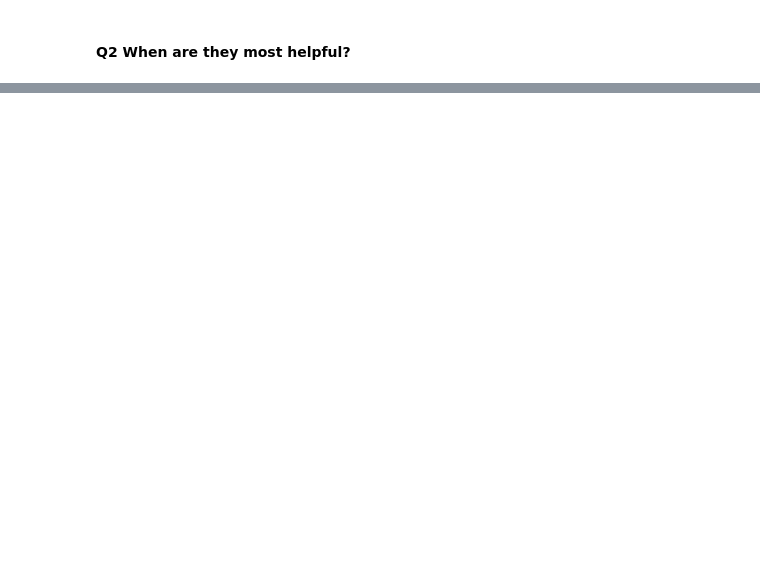
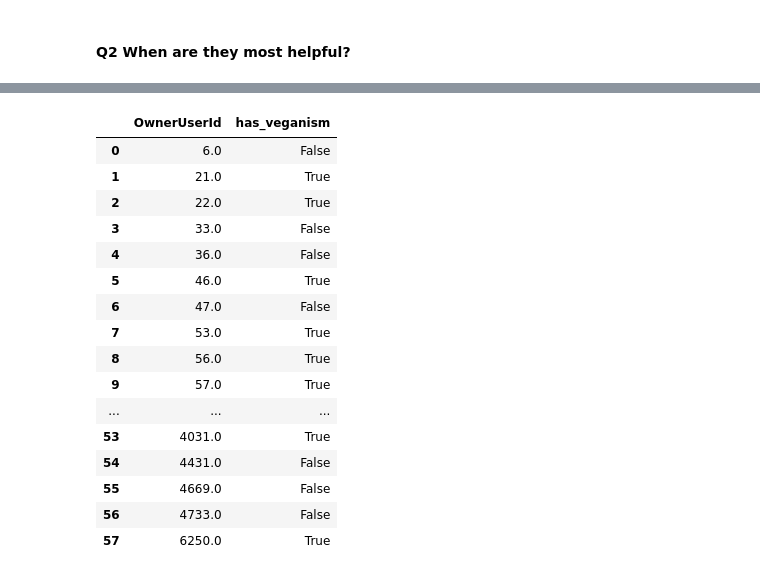
Before and after one commit to Calebagoha123/group4_fsstds, a Jupyter notebook: fsds25_ex_wk01d02.ipynb, the cells around one changed output, grey strips where cells are left out. Drawn from its saved outputs; the diff is of its cells as text; code cells hidden in the pictures; blank space fills up the shorter version.

```diff
--- a/fsds25_ex_wk01d02.ipynb
+++ b/fsds25_ex_wk01d02.ipynb
@@ -478,0 +500,31 @@ print(tag_counts.head(10))  # Top 10 most common tags
+# %%
+#Step 1 of going back and recreating the top users scatter plot where users are colored based on whether they have veganism or outreach tags in their top posts
+
+has_veganism = (
+    answers_exp.assign(
+        has_veganism = answers_exp["TagList"].isin(["veganism", "is-it-vegan"])
+    )
+    .groupby("OwnerUserId")["has_veganism"]
+    .any()
+    .reset_index()
+)
+
+has_veganism
+# %% [output]
+|  | OwnerUserId | has_veganism |
+| 0 | 6.0 | False |
+| 1 | 21.0 | True |
+| 2 | 22.0 | True |
+| 3 | 33.0 | False |
+| 4 | 36.0 | False |
+| 5 | 46.0 | True |
+| 6 | 47.0 | False |
+| 7 | 53.0 | True |
+| 8 | 56.0 | True |
+| 9 | 57.0 | True |
+| ... | ... | ... |
+| 53 | 4031.0 | True |
+| 54 | 4431.0 | False |
+| 55 | 4669.0 | False |
+| 56 | 4733.0 | False |
+| 57 | 6250.0 | True |
```
Also changed, not shown: parts of 18 cells of this notebook.
